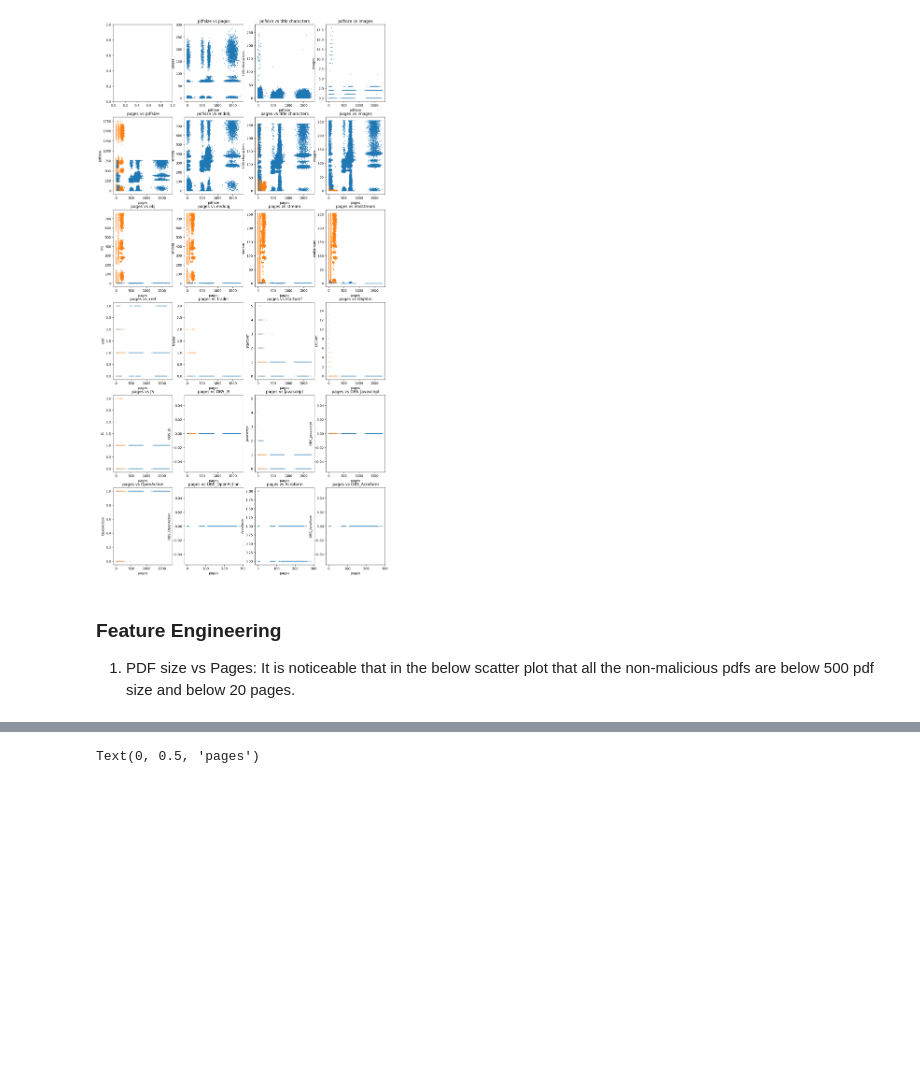
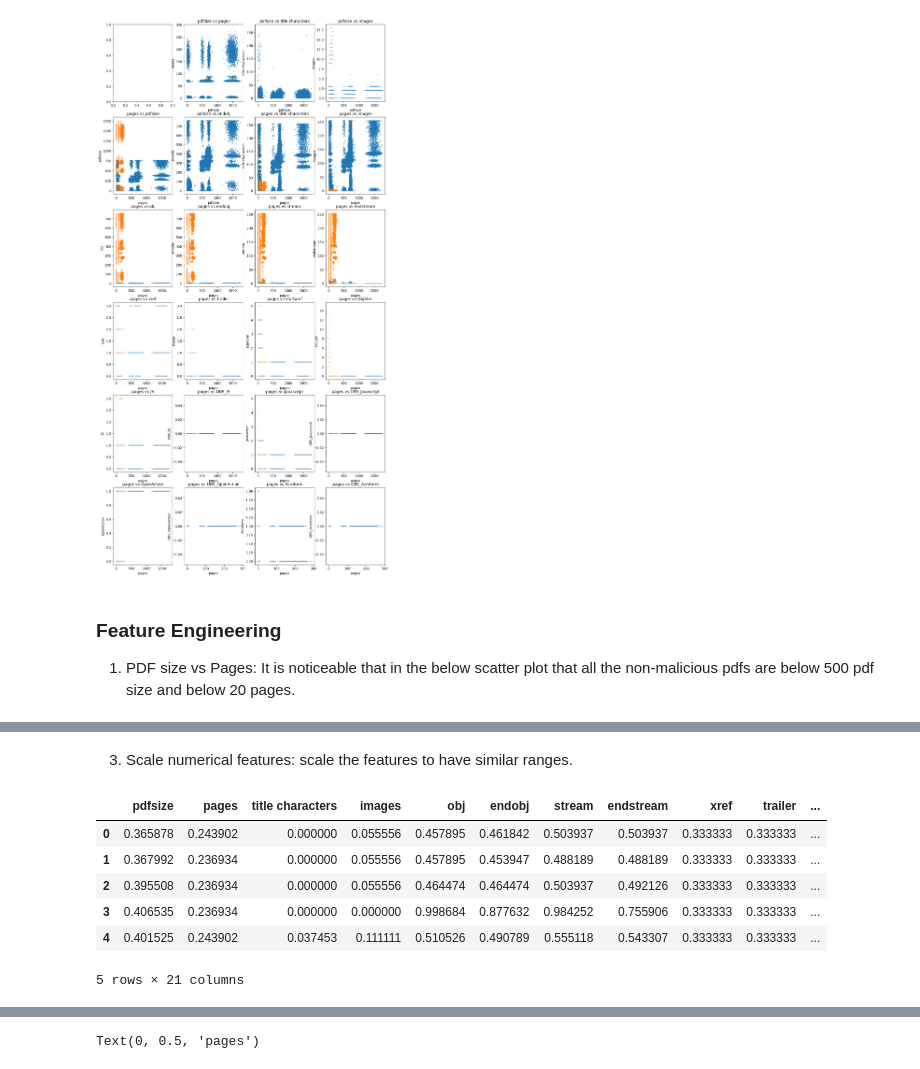
Before and after one commit to MariaMitk/AI_Project2, a Jupyter notebook: Code.ipynb, the cells around one changed output, grey strips where cells are left out. Cells and saved outputs as stored; diff of their text form; code cells hidden in the pictures; blank space fills up the shorter version.

```diff
--- a/Code.ipynb
+++ b/Code.ipynb
@@ -124,0 +149,21 @@ IndexError: index 24 is out of bounds for axis 0 with size 24
+# %% [markdown]
+3. Scale numerical features: scale the features to have similar ranges.
+# %%
+# Apply standardization
+scaler_standardization = StandardScaler()
+df[features] = scaler_standardization.fit_transform(df[features])
+
+# Apply normalization
+scaler_normalization = MinMaxScaler()
+df[features] = scaler_normalization.fit_transform(df[features])
+
+# Display the scaled dataset
+df.head()
+# %% [output]
+|  | pdfsize | pages | title characters | images | obj | endobj | stream | endstream | xref | trailer | ... |
+| 0 | 0.365878 | 0.243902 | 0.000000 | 0.055556 | 0.457895 | 0.461842 | 0.503937 | 0.503937 | 0.333333 | 0.333333 | ... |
+| 1 | 0.367992 | 0.236934 | 0.000000 | 0.055556 | 0.457895 | 0.453947 | 0.488189 | 0.488189 | 0.333333 | 0.333333 | ... |
+| 2 | 0.395508 | 0.236934 | 0.000000 | 0.055556 | 0.464474 | 0.464474 | 0.503937 | 0.492126 | 0.333333 | 0.333333 | ... |
+| 3 | 0.406535 | 0.236934 | 0.000000 | 0.000000 | 0.998684 | 0.877632 | 0.984252 | 0.755906 | 0.333333 | 0.333333 | ... |
+| 4 | 0.401525 | 0.243902 | 0.037453 | 0.111111 | 0.510526 | 0.490789 | 0.555118 | 0.543307 | 0.333333 | 0.333333 | ... |
+5 rows × 21 columns
```
Also changed, not shown: parts of 8 cells of this notebook.
